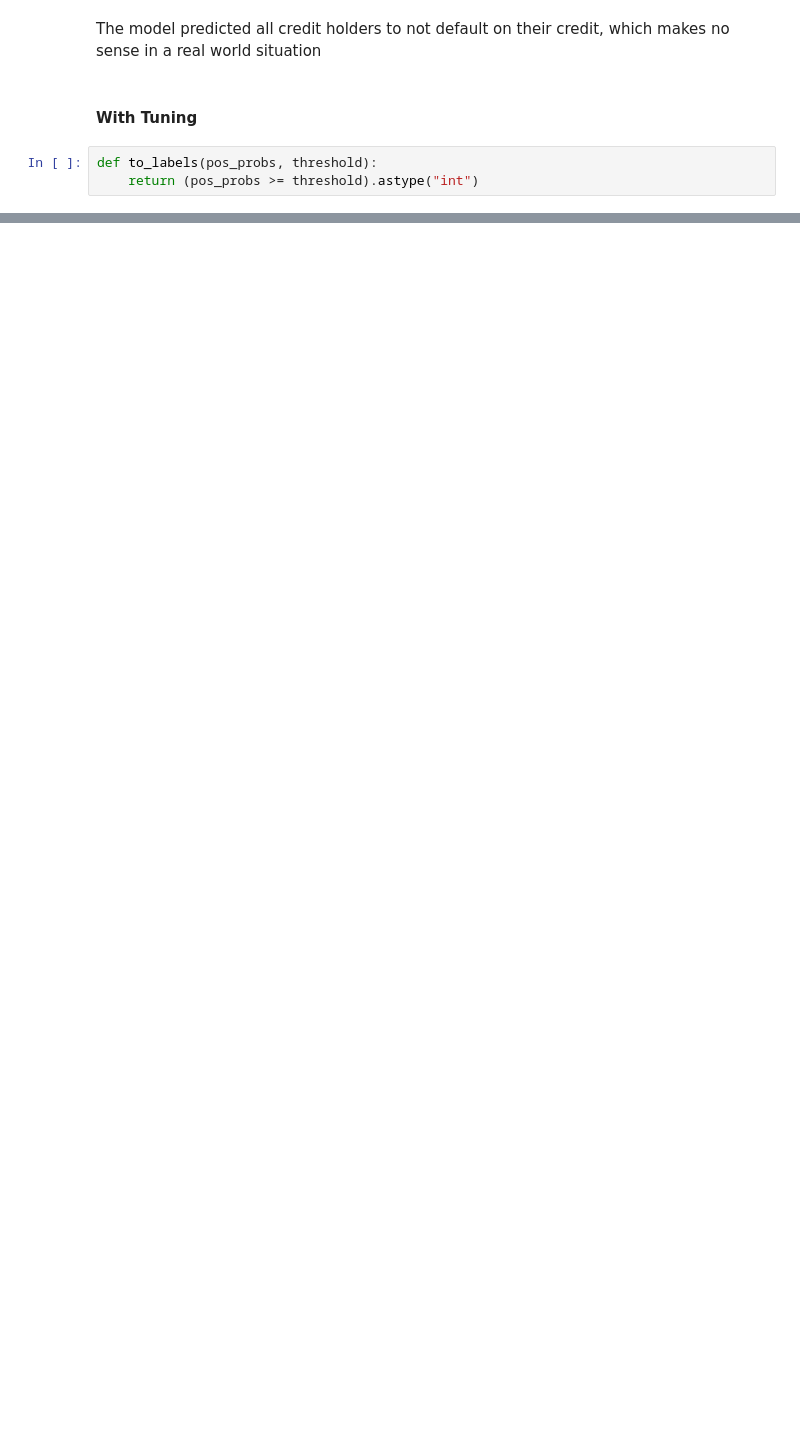
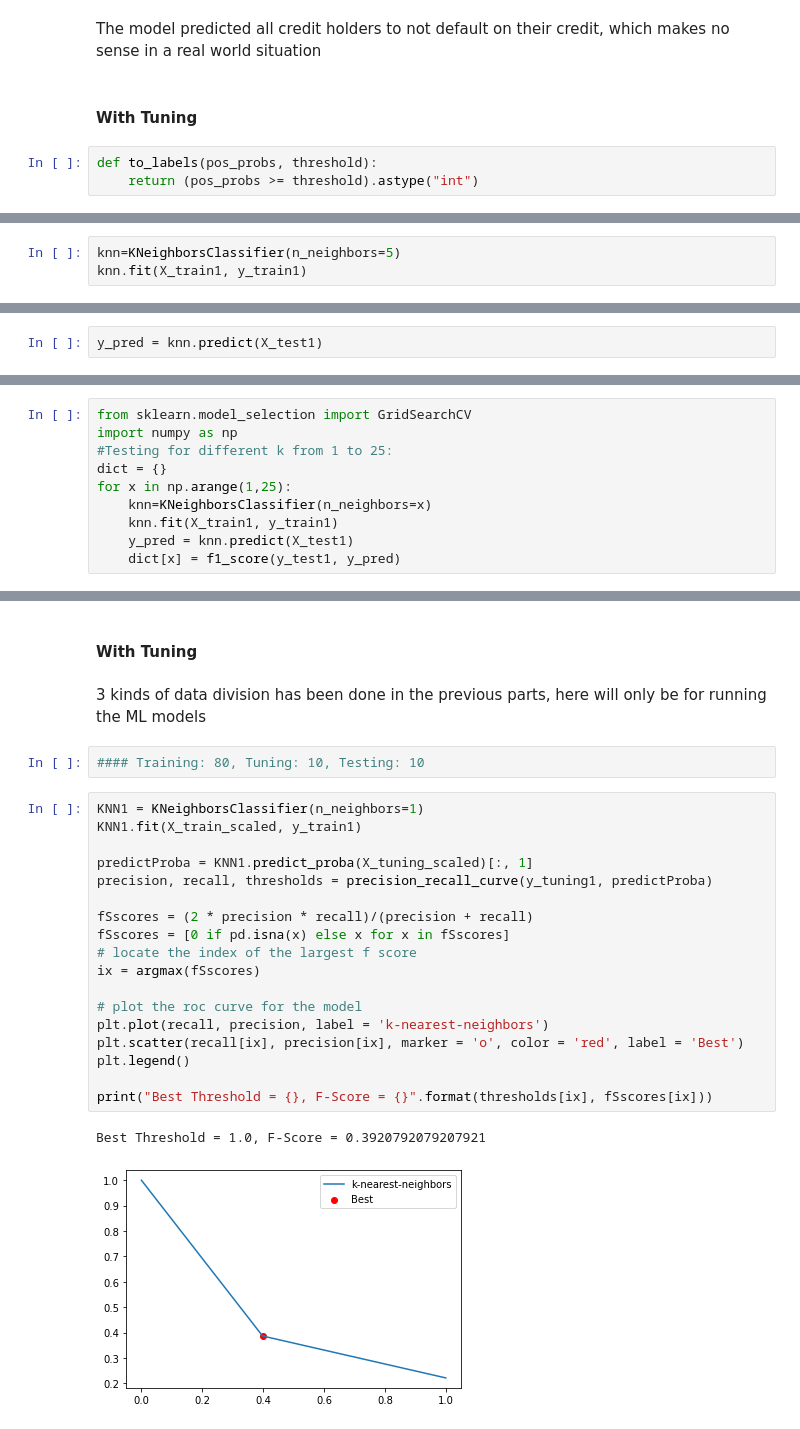
Before and after one commit to JasonLe2411/Credit-Study, a Jupyter notebook: Credit_Study.ipynb, the cells around one changed output, grey strips where cells are left out. Cells and saved outputs as stored; diff of their text form; blank space fills up the shorter version.

```diff
--- a/Credit_Study.ipynb
+++ b/Credit_Study.ipynb
@@ -305,0 +424,3 @@ f1 score = 0.5174418604651163
+# %%
+knn=KNeighborsClassifier(n_neighbors=5)
+knn.fit(X_train1, y_train1)
@@ -305,0 +429,2 @@ f1 score = 0.5174418604651163
+# %%
+y_pred = knn.predict(X_test1)
@@ -305,0 +468,10 @@ f1 score = 0.5174418604651163
+# %%
+from sklearn.model_selection import GridSearchCV
+import numpy as np
+#Testing for different k from 1 to 25:
+dict = {}
+for x in np.arange(1,25):
+    knn=KNeighborsClassifier(n_neighbors=x)
+    knn.fit(X_train1, y_train1)
+    y_pred = knn.predict(X_test1)
+    dict[x] = f1_score(y_test1, y_pred)
@@ -305,0 +484,27 @@ f1 score = 0.5174418604651163
+# %% [markdown]
+#### With Tuning
+# %% [markdown]
+3 kinds of data division has been done in the previous parts, here will only be for running the ML models
+# %%
+#### Training: 80, Tuning: 10, Testing: 10
+# %%
+KNN1 = KNeighborsClassifier(n_neighbors=1)
+KNN1.fit(X_train_scaled, y_train1)
+
+predictProba = KNN1.predict_proba(X_tuning_scaled)[:, 1]
+precision, recall, thresholds = precision_recall_curve(y_tuning1, predictProba)
+
+fSscores = (2 * precision * recall)/(precision + recall)
+fSscores = [0 if pd.isna(x) else x for x in fSscores]
+# locate the index of the largest f score
+ix = argmax(fSscores)
+
+# plot the roc curve for the model
+plt.plot(recall, precision, label = 'k-nearest-neighbors')
+plt.scatter(recall[ix], precision[ix], marker = 'o', color = 'red', label = 'Best')
+plt.legend()
+
+print("Best Threshold = {}, F-Score = {}".format(thresholds[ix], fSscores[ix]))
+# %% [output]
+Best Threshold = 1.0, F-Score = 0.3920792079207921
+[figure, added]
```
Also changed, not shown: parts of 27 cells of this notebook.
